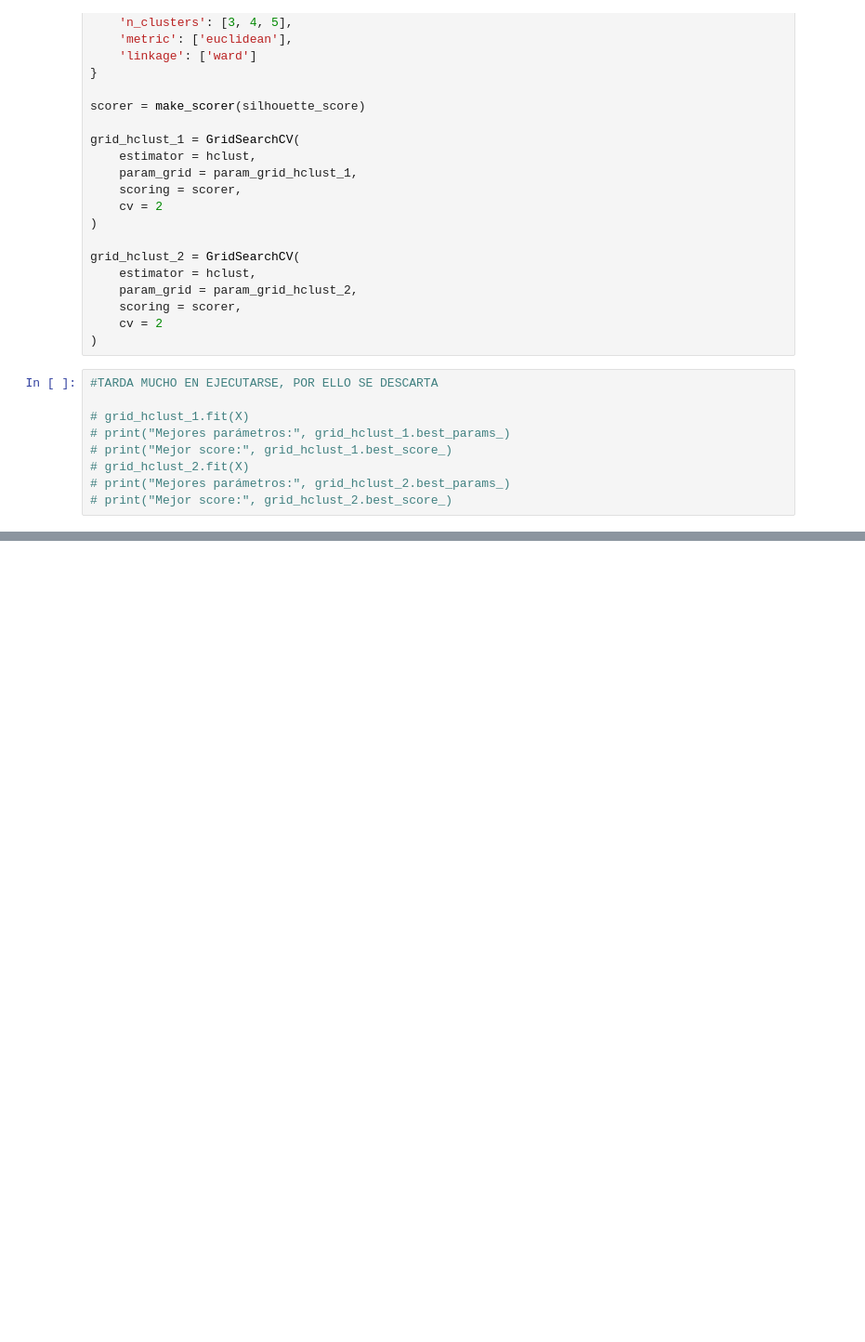
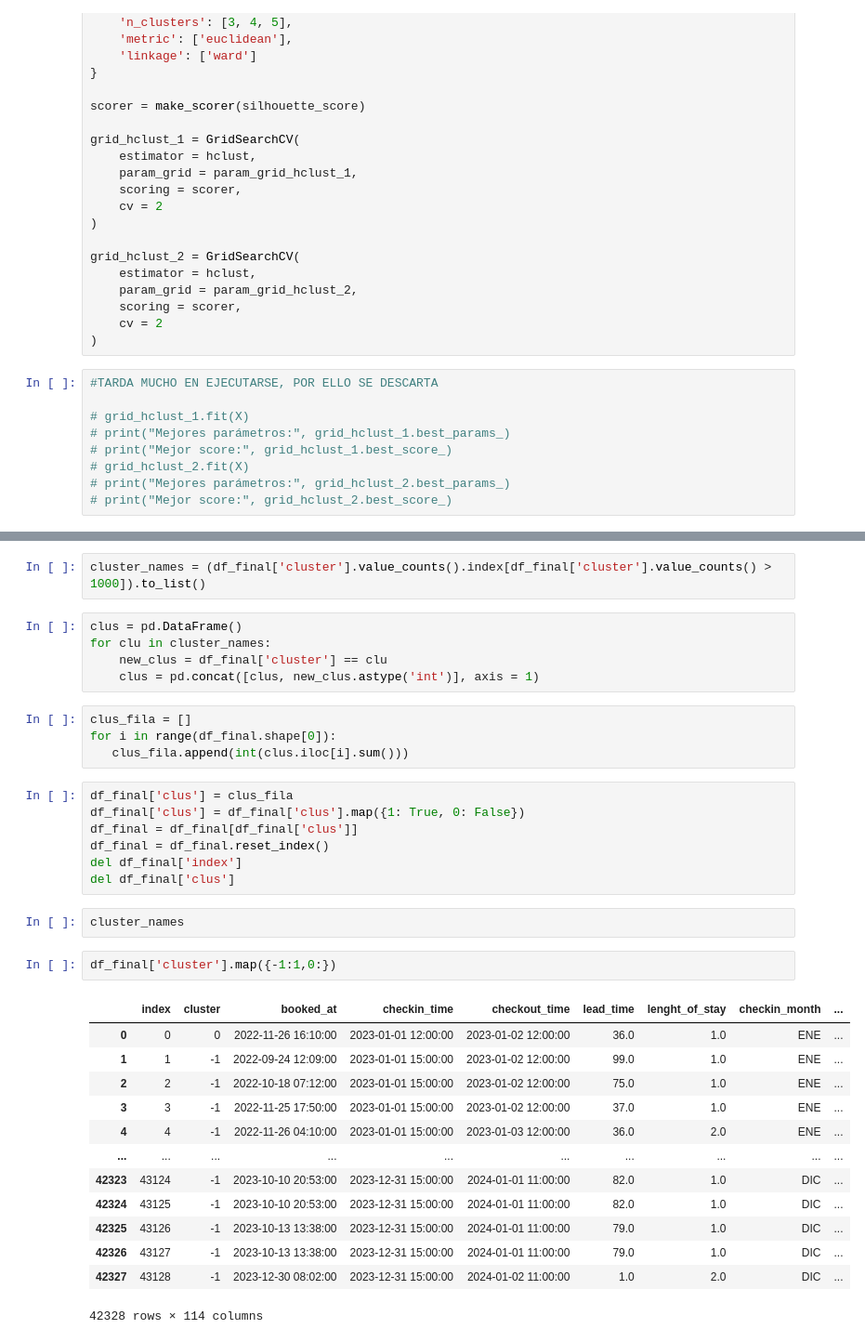
Before and after one commit to danielsoponaru/25-26_2_R6_VERDE_CLARO, a Jupyter notebook: proyecto_vs_gvc/clusterizacion.ipynb, the cells around one changed output, grey strips where cells are left out. Shown at 93% size. Saved outputs shown, nothing was run; the diff lists cells and outputs as text; blank space fills up the shorter version.

Commit message:
clusterizacion

```diff
--- a/proyecto_vs_gvc/clusterizacion.ipynb
+++ b/proyecto_vs_gvc/clusterizacion.ipynb
@@ -471,0 +496,36 @@ Distribución de [34941, 12, 11, 11, 9, 8, 7, 7, 7, 7, 7, 7, 7, 7, 7, 6, 6, 6, 6
+# %%
+cluster_names = (df_final['cluster'].value_counts().index[df_final['cluster'].value_counts() > 1000]).to_list()
+# %%
+clus = pd.DataFrame()
+for clu in cluster_names:
+    new_clus = df_final['cluster'] == clu
+    clus = pd.concat([clus, new_clus.astype('int')], axis = 1)
+# %%
+clus_fila = []
+for i in range(df_final.shape[0]):
+   clus_fila.append(int(clus.iloc[i].sum()))
+# %%
+df_final['clus'] = clus_fila
+df_final['clus'] = df_final['clus'].map({1: True, 0: False})
+df_final = df_final[df_final['clus']]
+df_final = df_final.reset_index()
+del df_final['index']
+del df_final['clus']
+# %%
+cluster_names
+# %%
+df_final['cluster'].map({-1:1,0:})
+# %% [output]
+|  | index | cluster | booked_at | checkin_time | checkout_time | lead_time | lenght_of_stay | checkin_month | ... |
+| 0 | 0 | 0 | 2022-11-26 16:10:00 | 2023-01-01 12:00:00 | 2023-01-02 12:00:00 | 36.0 | 1.0 | ENE | ... |
+| 1 | 1 | -1 | 2022-09-24 12:09:00 | 2023-01-01 15:00:00 | 2023-01-02 12:00:00 | 99.0 | 1.0 | ENE | ... |
+| 2 | 2 | -1 | 2022-10-18 07:12:00 | 2023-01-01 15:00:00 | 2023-01-02 12:00:00 | 75.0 | 1.0 | ENE | ... |
+| 3 | 3 | -1 | 2022-11-25 17:50:00 | 2023-01-01 15:00:00 | 2023-01-02 12:00:00 | 37.0 | 1.0 | ENE | ... |
+| 4 | 4 | -1 | 2022-11-26 04:10:00 | 2023-01-01 15:00:00 | 2023-01-03 12:00:00 | 36.0 | 2.0 | ENE | ... |
+| ... | ... | ... | ... | ... | ... | ... | ... | ... | ... |
+| 42323 | 43124 | -1 | 2023-10-10 20:53:00 | 2023-12-31 15:00:00 | 2024-01-01 11:00:00 | 82.0 | 1.0 | DIC | ... |
+| 42324 | 43125 | -1 | 2023-10-10 20:53:00 | 2023-12-31 15:00:00 | 2024-01-01 11:00:00 | 82.0 | 1.0 | DIC | ... |
+| 42325 | 43126 | -1 | 2023-10-13 13:38:00 | 2023-12-31 15:00:00 | 2024-01-01 11:00:00 | 79.0 | 1.0 | DIC | ... |
+| 42326 | 43127 | -1 | 2023-10-13 13:38:00 | 2023-12-31 15:00:00 | 2024-01-01 11:00:00 | 79.0 | 1.0 | DIC | ... |
+| 42327 | 43128 | -1 | 2023-12-30 08:02:00 | 2023-12-31 15:00:00 | 2024-01-02 11:00:00 | 1.0 | 2.0 | DIC | ... |
+42328 rows × 114 columns
```
Also changed, not shown: parts of 45 cells of this notebook, 1 other file.
